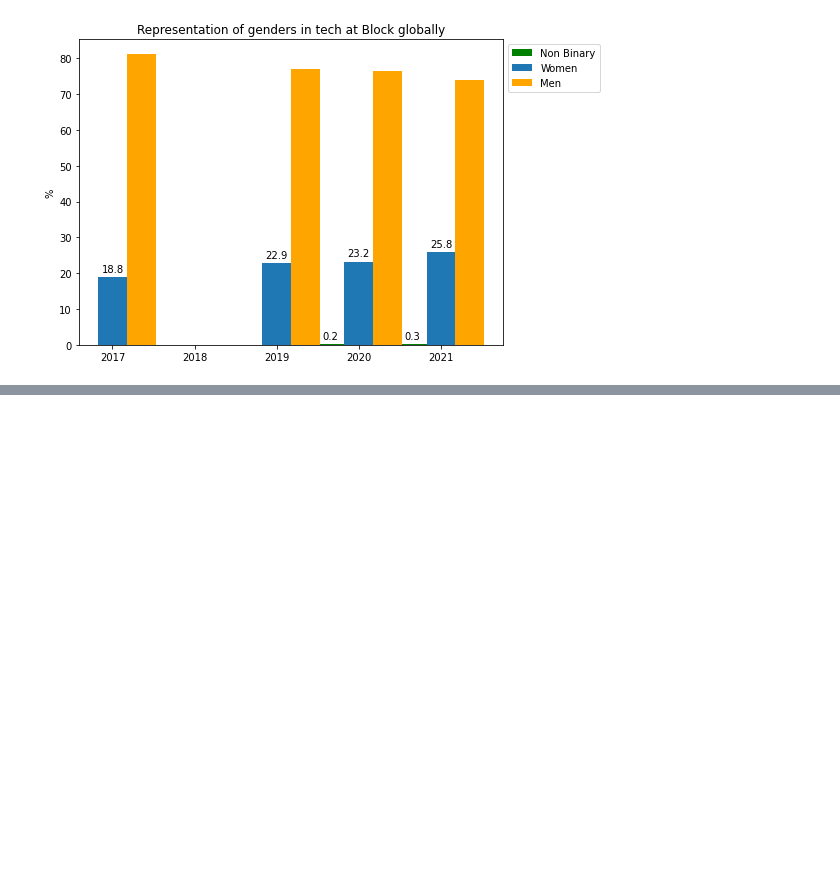
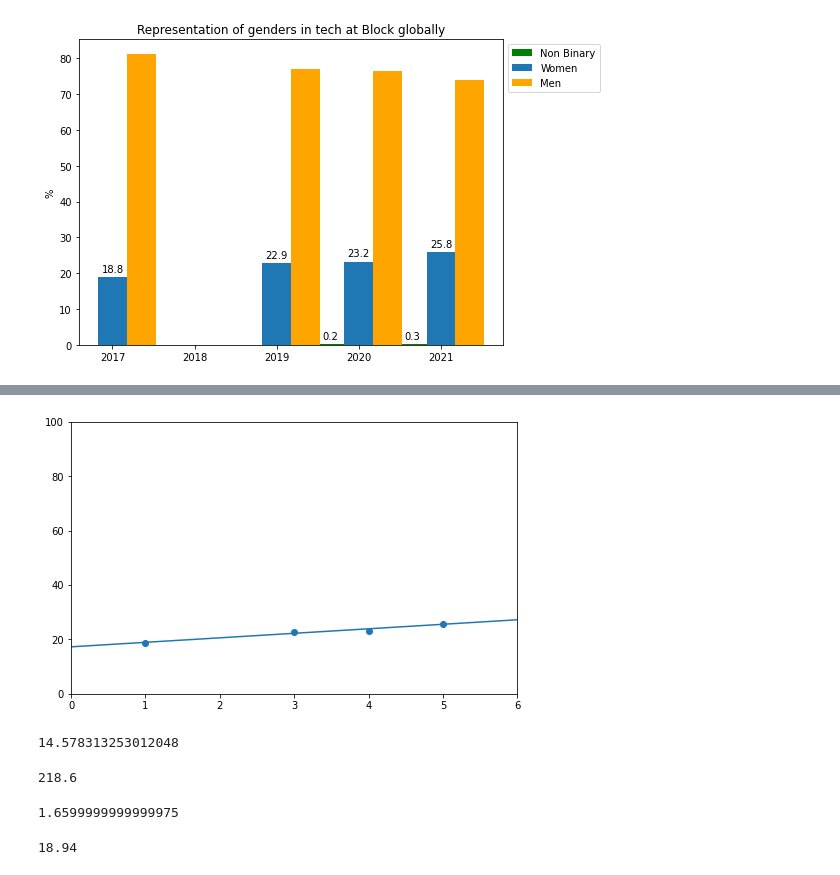
Before and after one commit to duanasq/learning-ds-public, a Jupyter notebook: block_dei_display.ipynb, the cells around one changed output, grey strips where cells are left out. Saved outputs shown, nothing was run; the diff lists cells and outputs as text; code cells hidden in the pictures; blank space fills up the shorter version.

```diff
--- a/block_dei_display.ipynb
+++ b/block_dei_display.ipynb
@@ -61,0 +99,6 @@ fig.tight_layout()
+# %%
+x_with_const = sm.add_constant(x)
+model = sm.OLS(y, x_with_const)
+results = model.fit()
+print(results.summary())
+print(results.params)
@@ -61,0 +123,28 @@ fig.tight_layout()
+# %%
+x2 = np.linspace(0, 6, 7)
+y2 = x2 * results.params[1] + results.params[0]
+
+fig, ax = plt.subplots(figsize=[8, 5])
+ax.scatter(x,y)
+ax.set(xlim=(0, 6), xticks=np.arange(7),
+       ylim=(0, 100))
+ax.plot(x2, y2)
+plt.show()
+# %% [output]
+[figure, added]
+# %%
+(50-25.8)/1.66
+# %% [output]
+14.578313253012048
+# %%
+0*18.8+2*22.9+3*23.2+4*25.8
+# %% [output]
+218.6
+# %%
+(218.6 - 9*90.7/4) / (29-81/4)
+# %% [output]
+1.6599999999999975
+# %%
+90.7/4 - 9*1.66/4
+# %% [output]
+18.94
```
Also changed, not shown: parts of 6 cells of this notebook.
